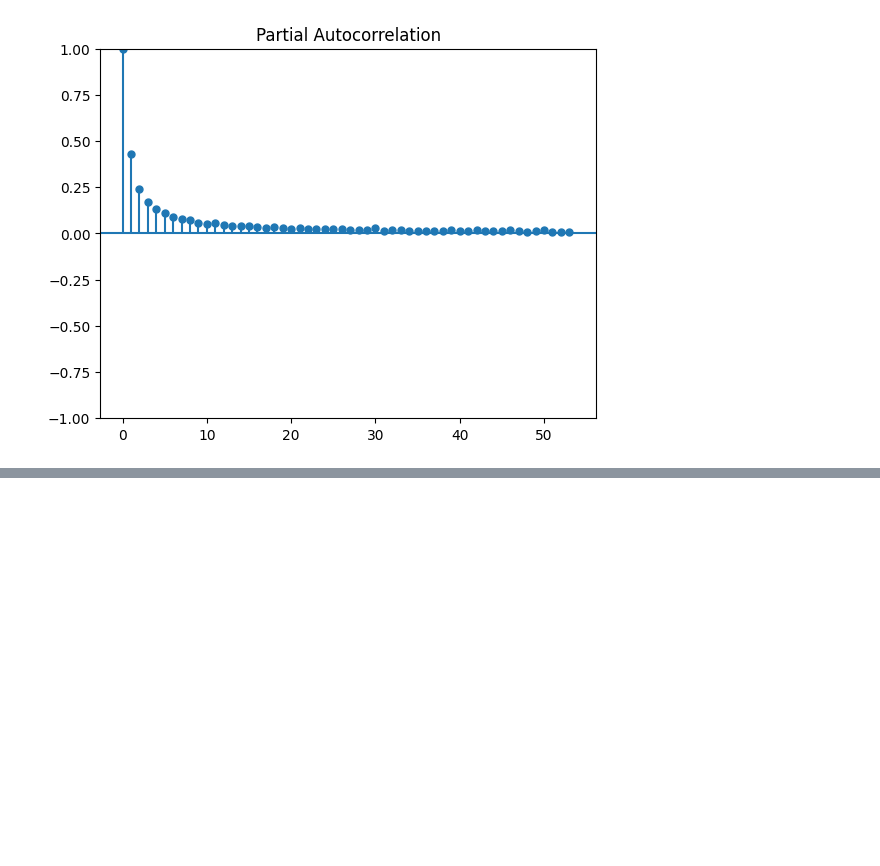
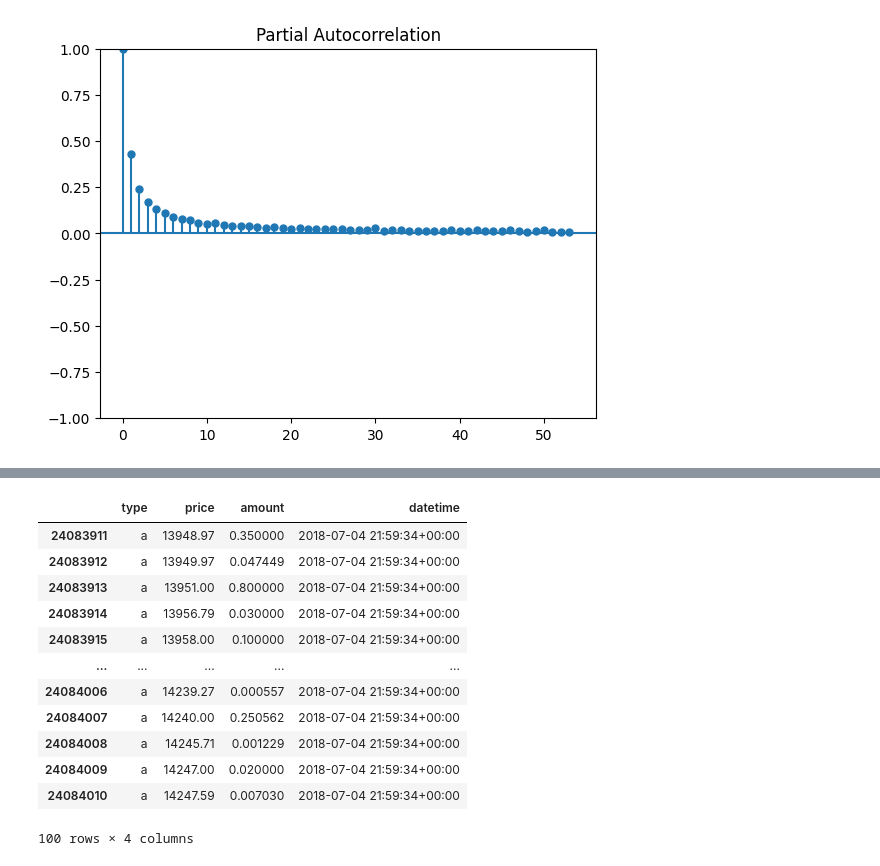
Before and after one commit to pfurjesz/MLFCS, a Jupyter notebook: EDA.ipynb, the cells around one changed output, grey strips where cells are left out. Cells and saved outputs as stored; diff of their text form; code cells hidden in the pictures; blank space fills up the shorter version.

```diff
--- a/EDA.ipynb
+++ b/EDA.ipynb
@@ -225,0 +298,16 @@ plot_pacf(trx_dataset_grouped['log_deseasoned_total_volume']);
+# %%
+lob_dataset.tail(100)
+# %% [output]
+|  | type | price | amount | datetime |
+| 24083911 | a | 13948.97 | 0.350000 | 2018-07-04 21:59:34+00:00 |
+| 24083912 | a | 13949.97 | 0.047449 | 2018-07-04 21:59:34+00:00 |
+| 24083913 | a | 13951.00 | 0.800000 | 2018-07-04 21:59:34+00:00 |
+| 24083914 | a | 13956.79 | 0.030000 | 2018-07-04 21:59:34+00:00 |
+| 24083915 | a | 13958.00 | 0.100000 | 2018-07-04 21:59:34+00:00 |
+| ... | ... | ... | ... | ... |
+| 24084006 | a | 14239.27 | 0.000557 | 2018-07-04 21:59:34+00:00 |
+| 24084007 | a | 14240.00 | 0.250562 | 2018-07-04 21:59:34+00:00 |
+| 24084008 | a | 14245.71 | 0.001229 | 2018-07-04 21:59:34+00:00 |
+| 24084009 | a | 14247.00 | 0.020000 | 2018-07-04 21:59:34+00:00 |
+| 24084010 | a | 14247.59 | 0.007030 | 2018-07-04 21:59:34+00:00 |
+100 rows × 4 columns
```
Also changed, not shown: parts of 23 cells of this notebook.
